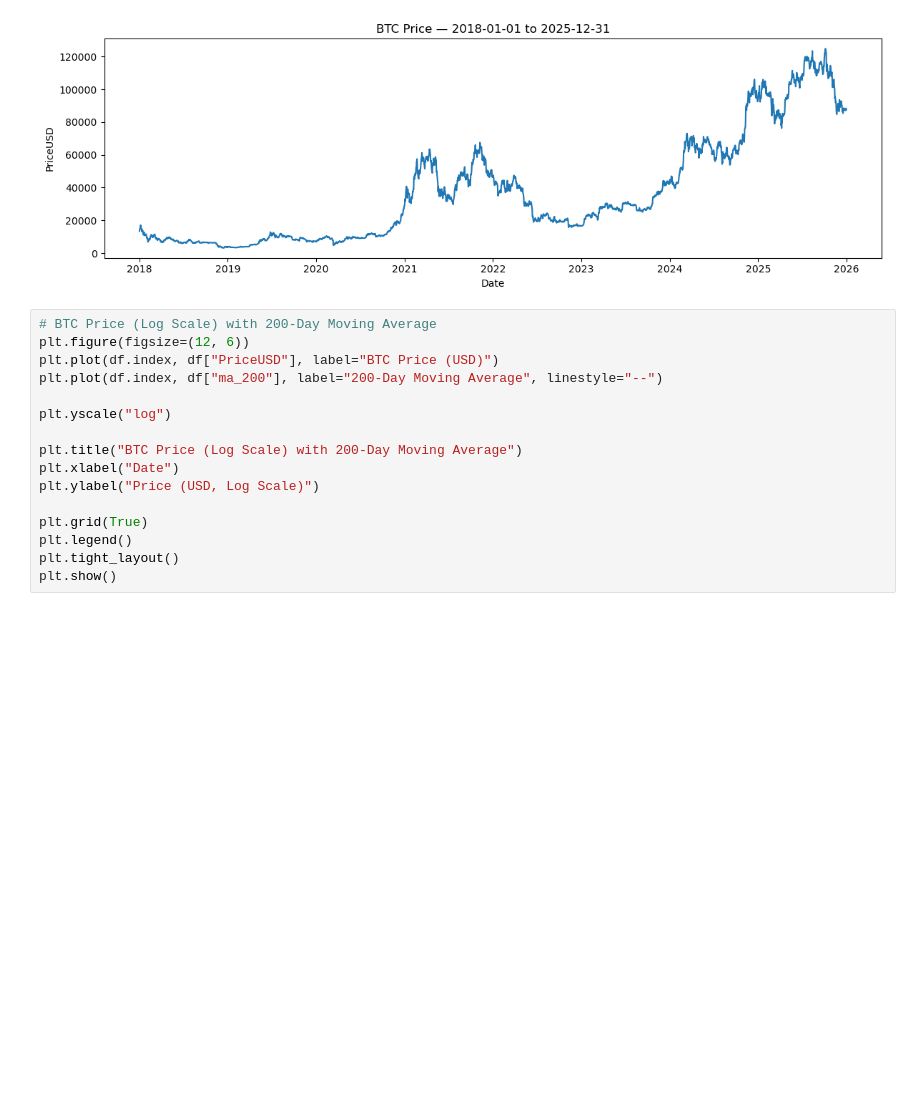
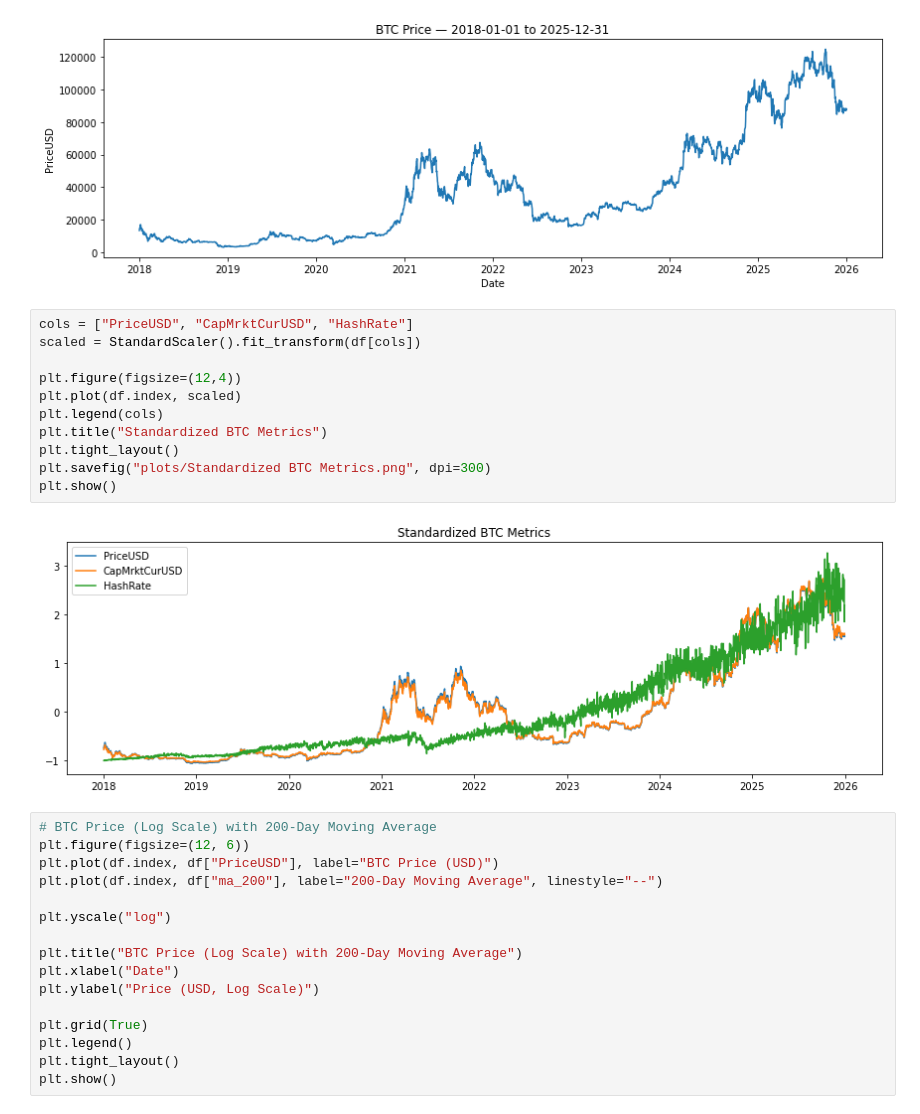
Before and after one commit to shuangvely/bitcoin-analytics-capstone-sp26-team08, a Jupyter notebook: eda/EDA.ipynb, the cells around one changed output. Drawn from its saved outputs; the diff is of its cells as text; blank space fills up the shorter version.

```diff
--- a/eda/EDA.ipynb
+++ b/eda/EDA.ipynb
@@ -140,6 +169,19 @@ plt.tight_layout()
 plt.show()
 # %% [output]
 [figure]
+# %%
+cols = ["PriceUSD", "CapMrktCurUSD", "HashRate"]
+scaled = StandardScaler().fit_transform(df[cols])
+
+plt.figure(figsize=(12,4))
+plt.plot(df.index, scaled)
+plt.legend(cols)
+plt.title("Standardized BTC Metrics")
+plt.tight_layout()
+plt.savefig("plots/Standardized BTC Metrics.png", dpi=300)
+plt.show()
+# %% [output]
+[figure, added]
 # %%
 # BTC Price (Log Scale) with 200-Day Moving Average
 plt.figure(figsize=(12, 6))
```
Also changed, not shown: parts of 30 cells of this notebook.
